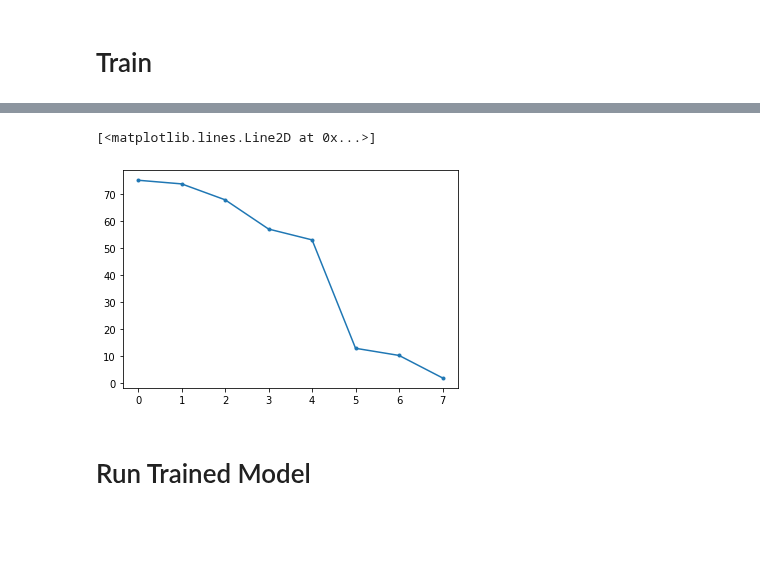
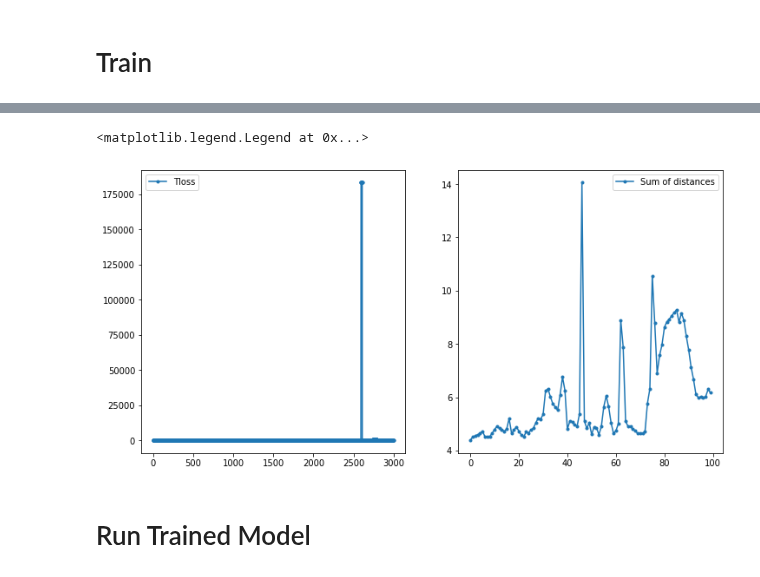
Before and after one commit to heysoos/NN_CA, a Jupyter notebook: CA_pop_totrain_embedder.ipynb, the cells around one changed output, grey strips where cells are left out. Drawn from its saved outputs; the diff is of its cells as text; code cells hidden in the pictures; blank space fills up the shorter version.

```diff
--- a/CA_pop_totrain_embedder.ipynb
+++ b/CA_pop_totrain_embedder.ipynb
@@ -455,5 +441,0 @@ for epoch in tqdm(range(epochs)):
-# %%
-plt.plot(emb_loss, '.-')
-# %% [output]
-[<matplotlib.lines.Line2D at 0x...>]
-[figure, removed]
@@ -471,3 +442,12 @@ for i in range(0, BATCH_SIZE):
+# %%
+fig, ax = plt.subplots(1, 2, figsize=(12,6))
+ax[0].plot(emb_loss, '.-', label='Tloss')
+ax[1].plot(np.log10(total_dists), '.-', label='Sum of distances')
+ax[0].legend()
+ax[1].legend()
+# %% [output]
+<matplotlib.legend.Legend at 0x...>
+[figure, added]
 # %% [markdown]
 # Run Trained Model
 # %%
```
Also changed, not shown: parts of 14 cells of this notebook.
